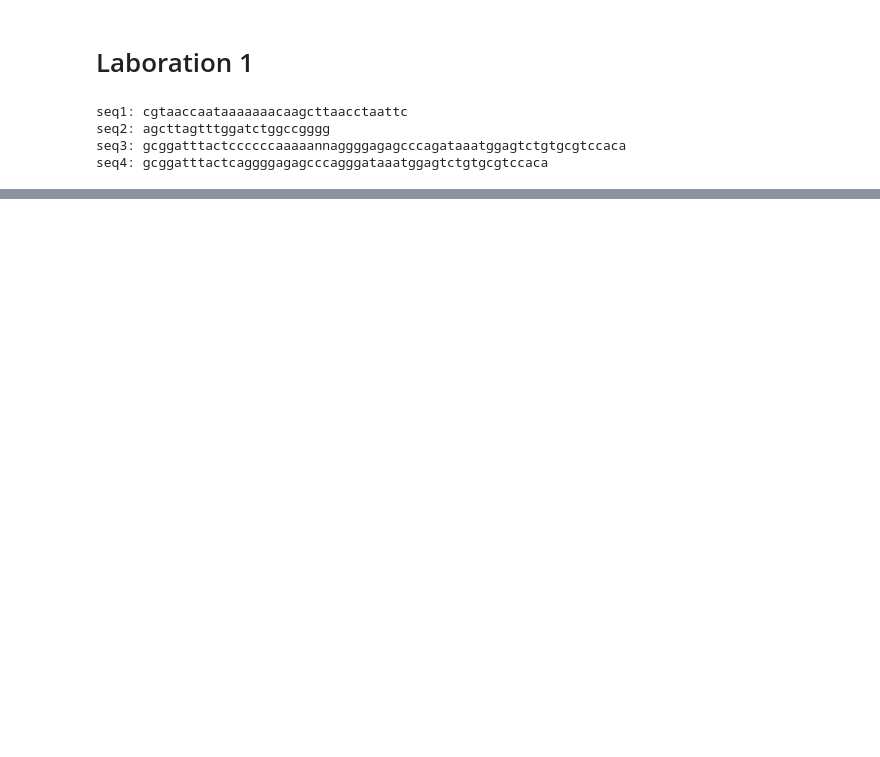
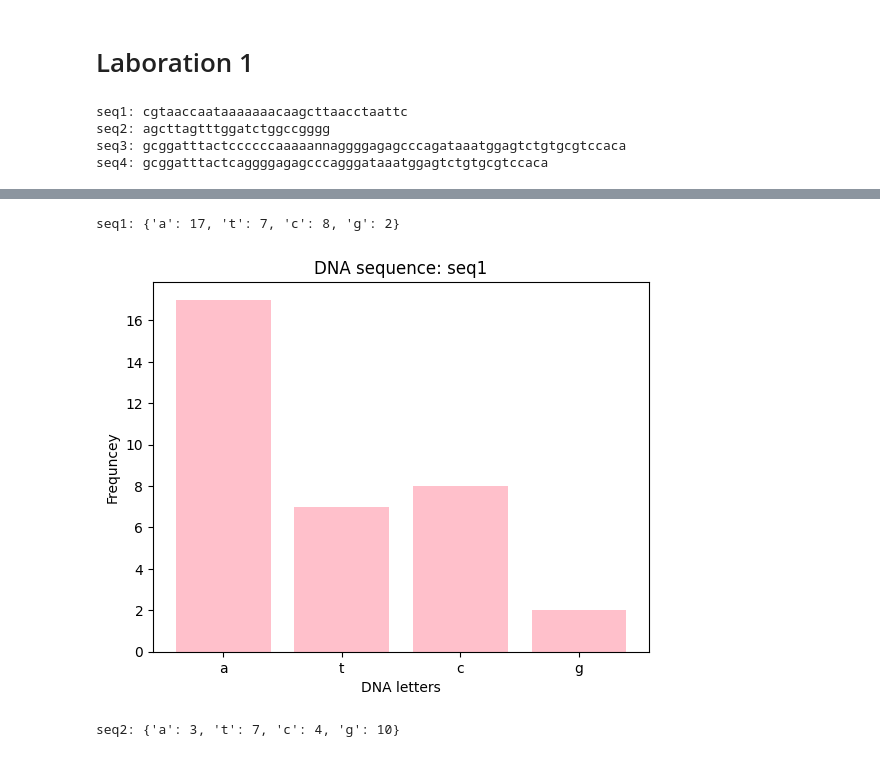
Before and after one commit to Skoga02/Python_julius_falt_skoglund_de25, a Jupyter notebook: laborations/lab_1.ipynb, the cells around one changed output, grey strips where cells are left out. Cells and saved outputs as stored; diff of their text form; code cells hidden in the pictures; blank space fills up the shorter version.

```diff
--- a/laborations/lab_1.ipynb
+++ b/laborations/lab_1.ipynb
@@ -38,0 +41,80 @@ seq4: gcggatttactcaggggagagcccagggataaatggagtctgtgcgtccaca
+# %%
+# now we have to count the letters in the sequences
+for name, seq in dna_data.items():
+    if name == "seq1":
+        counts = {
+            'a': seq.count('a'),
+            't': seq.count('t'),
+            'c': seq.count('c'),
+            'g': seq.count('g'),
+        }
+
+        print(f"{name}: {counts}")
+
+# now we can plot the histogram
+        plt.bar(counts.keys(), counts.values(), color='pink')
+        plt.title(f"DNA sequence: {name}")
+        plt.xlabel("DNA letters")
+        plt.ylabel("Frequncey")
+        plt.show()
+
+# now we have to count the letters in the sequences
+for name, seq in dna_data.items():
+    if name == "seq2":
+        counts = {
+            'a': seq.count('a'),
+            't': seq.count('t'),
+            'c': seq.count('c'),
+            'g': seq.count('g'),
+        }
+
+        print(f"{name}: {counts}")
+
+# now we can plot the histogram
+        plt.bar(counts.keys(), counts.values(), color='red')
+        plt.title(f"DNA sequence: {name}")
+        plt.xlabel("DNA letters")
+        plt.ylabel("Frequncey")
+        plt.show()
+
+# now we have to count the letters in the sequences
+for name, seq in dna_data.items():
+    if name == "seq3":
+        counts = {
+            'a': seq.count('a'),
+            't': seq.count('t'),
+            'c': seq.count('c'),
+            'g': seq.count('g'),
+        }
+
+        print(f"{name}: {counts}")
+
+# now we can plot the histogram
+        plt.bar(counts.keys(), counts.values(), color='green')
+        plt.title(f"DNA sequence: {name}")
+        plt.xlabel("DNA letters")
+        plt.ylabel("Frequncey")
+        plt.show()
+
+# now we have to count the letters in the sequences
+for name, seq in dna_data.items():
+    if name == "seq4":
+        counts = {
+            'a': seq.count('a'),
+            't': seq.count('t'),
+            'c': seq.count('c'),
+            'g': seq.count('g'),
+        }
+
+        print(f"{name}: {counts}")
+
+# now we can plot the histogram
+        plt.bar(counts.keys(), counts.values(), color='blue')
+        plt.title(f"DNA sequence: {name}")
+        plt.xlabel("DNA letters")
+        plt.ylabel("Frequncey")
+        plt.show()
+# %% [output]
+seq1: {'a': 17, 't': 7, 'c': 8, 'g': 2}
+[figure, added]
+seq2: {'a': 3, 't': 7, 'c': 4, 'g': 10}
```
Also changed, not shown: parts of 3 cells of this notebook.
